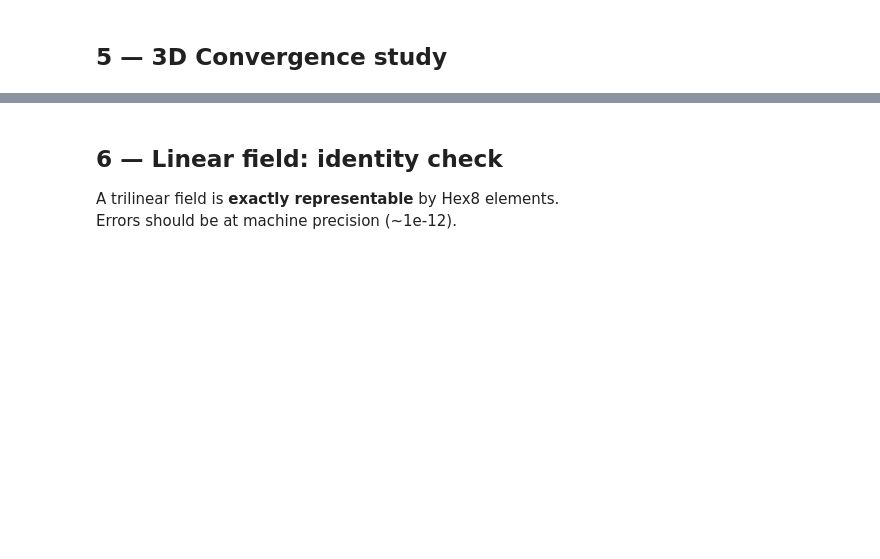
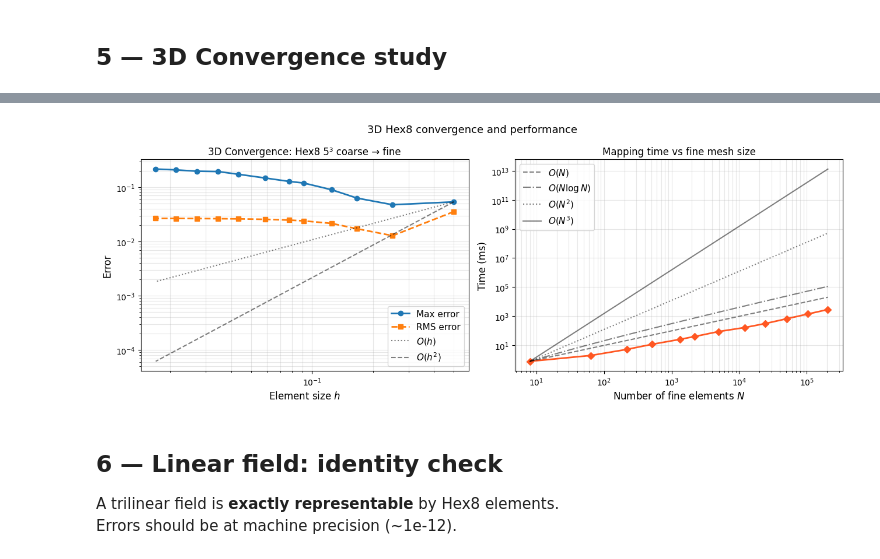
Before and after one commit to sgesell/l2-map-engine, a Jupyter notebook: analytics/mapping_analysis.ipynb, the cells around one changed output, grey strips where cells are left out. Drawn from its saved outputs; the diff is of its cells as text; code cells hidden in the pictures; blank space fills up the shorter version.

```diff
--- a/analytics/mapping_analysis.ipynb
+++ b/analytics/mapping_analysis.ipynb
@@ -238,8 +305,8 @@ plt.show()
 Fix the coarse mesh, refine the fine mesh.
 Expect $O(h^2)$ convergence for smooth fields on linear (Quad4) and $O(h^4)$ for quadratic (Quad8) elements.
 # %%
-refinements_2d = [2, 4, 6, 8, 12, 16, 20]
-nx_coarse = 4
+refinements_2d = [2, 3, 5, 7, 11, 17, 23,29, 37, 47, 59, 71, 89, 107, 131, 157, 191, 227, 263, 307]
+nx_coarse = 13
 
 nodes_c, elems_c = make_quad8_mesh(nx_coarse, nx_coarse)
 field_c = make_quad8_field(nodes_c, elems_c, f2d)
@@ -379,8 +479,8 @@ plt.show()
 # %% [markdown]
 ## 5 — 3D Convergence study
 # %%
-refinements_3d = [2, 4, 6, 8, 10]
-nc3 = 3
+refinements_3d = [2, 4, 6, 8, 11,13, 17, 23, 29,37, 47, 59]
+nc3 = 5
 
 nodes3c, elems3c = make_hex8_mesh(nc3, nc3, nc3)
 field3c = make_hex8_field(nodes3c, elems3c, f3d)
@@ -416,33 +529,46 @@ fig, axes = plt.subplots(1, 2, figsize=(13, 5))
 ax = axes[0]
 ax.loglog(conv3_h, conv3_max, 'o-', label='Max error', linewidth=2)
 ax.loglog(conv3_h, conv3_rms, 's--', label='RMS error', linewidth=2)
 h_ref = conv3_h[[0, -1]]
 ax.loglog(h_ref, conv3_max[0] * (h_ref/h_ref[0])**1, 'k:',  alpha=0.5, label='$O(h)$')
 ax.loglog(h_ref, conv3_max[0] * (h_ref/h_ref[0])**2, 'k--', alpha=0.5, label='$O(h^2)$')
 ax.set_xlabel('Element size $h$', fontsize=12)
 ax.set_ylabel('Error', fontsize=12)
 ax.set_title(f'3D Convergence: Hex8 {nc3}³ coarse → fine', fontsize=12)
 ax.legend(fontsize=11)
 ax.grid(True, which='both', alpha=0.3)
 
 # --- Timing ---
 ax = axes[1]
 n_elems = np.array(refinements_3d)**3
 ax.loglog(n_elems, conv3_t, 'D-', color='#FF5722', linewidth=2)
 # Reference O(N) slope
 ax.loglog(n_elems[[0,-1]],
           conv3_t[0] * (n_elems[[0,-1]] / n_elems[0]),
           'k--', alpha=0.5, label='$O(N)$')
+# Reference O(N log N) curve
+n_ref = np.geomspace(n_elems[0], n_elems[-1], 200)
+ref_nlogn = conv3_t[0] * (n_ref / n_elems[0]) * (np.log1p(n_ref) / np.log1p(n_elems[0]))
+# Reference O(N^2) curve
+ref_n2 = conv3_t[0] * (n_ref / n_elems[0])**2
+# Reference O(N^3) curve (for worst-case all-to-all)
+ref_n3 = conv3_t[0] * (n_ref / n_elems[0])**3
+ax.loglog(n_ref, ref_nlogn, 'k-.', alpha=0.5, label='$O(N \\log N)$')
+ax.loglog(n_ref, ref_n2, 'k:', alpha=0.5, label='$O(N^2)$')
+ax.loglog(n_ref, ref_n3, 'k-', alpha=0.5, label='$O(N^3)$')
+
 ax.set_xlabel('Number of fine elements $N$', fontsize=12)
 ax.set_ylabel('Time (ms)', fontsize=12)
 ax.set_title('Mapping time vs fine mesh size', fontsize=12)
 ax.legend(fontsize=11)
 ax.grid(True, which='both', alpha=0.3)
 
 plt.suptitle('3D Hex8 convergence and performance', fontsize=13)
 plt.tight_layout()
 plt.savefig('3d_convergence.png', dpi=150, bbox_inches='tight')
 plt.show()
+# %% [output]
+[figure, added]
 # %% [markdown]
 ## 6 — Linear field: identity check
 
```
Also changed, not shown: parts of 17 cells of this notebook, 13 other files.
